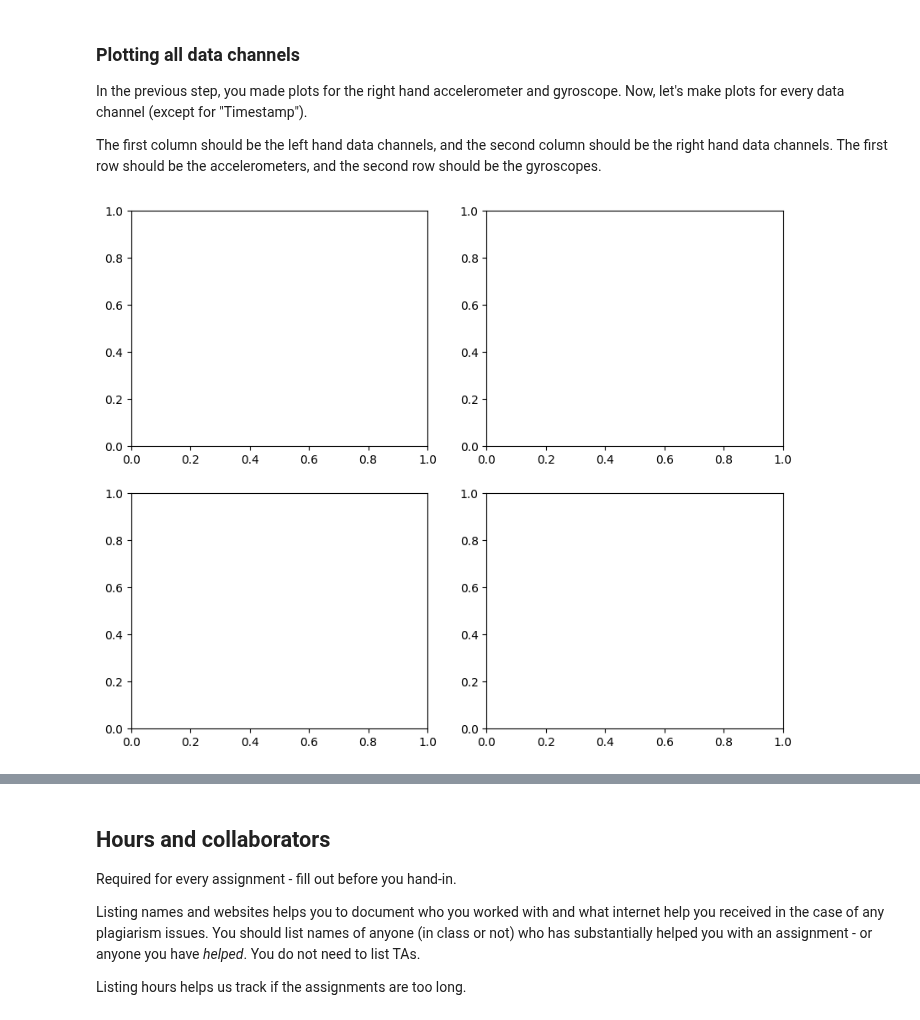
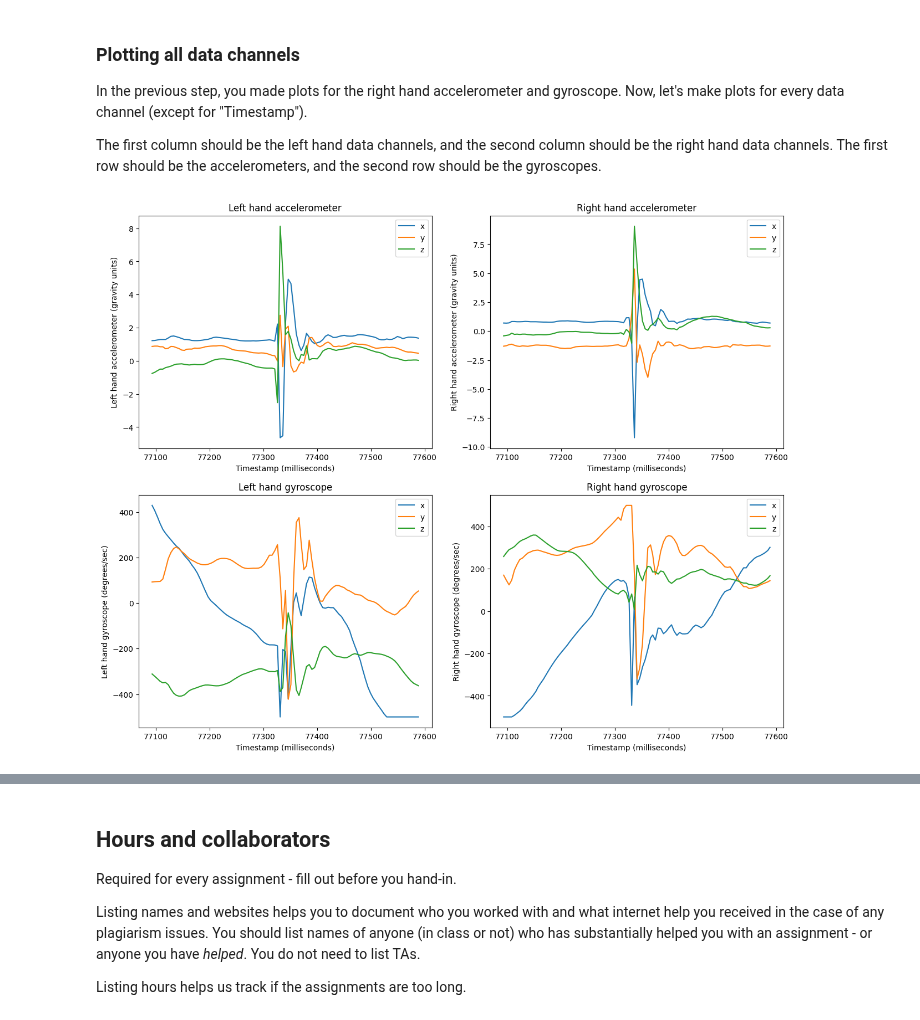
Before and after one commit to coyotepunk05/vscode, a Jupyter notebook: IntroPythonProgramming/Week_3_plotting/Lab_3_plotting.ipynb, the cells around one changed output, grey strips where cells are left out. Drawn from its saved outputs; the diff is of its cells as text; code cells hidden in the pictures.

```diff
--- a/IntroPythonProgramming/Week_3_plotting/Lab_3_plotting.ipynb
+++ b/IntroPythonProgramming/Week_3_plotting/Lab_3_plotting.ipynb
@@ -255,20 +252,24 @@ The first column should be the left hand data channels, and the second column sh
 # %%
 lh_accelerometer_descriptor = get_descriptor(data_description, "Left hand accelerometer")
 lh_accelerometer_data = get_channel_data(all_data, index_offset=lh_accelerometer_descriptor["index_offset"], n_dims=lh_accelerometer_descriptor["dimensions"])
 
 lh_gyroscope_descriptor = get_descriptor(data_description, "Left hand gyroscope")
 lh_gyroscope_data = get_channel_data(all_data, index_offset=lh_gyroscope_descriptor["index_offset"], n_dims=lh_gyroscope_descriptor["dimensions"])
 
 nrows = 2
 ncols = 2
-_, axs_all = plt.subplots(nrows, ncols, figsize=(10, 8))
+_, axs_all = plt.subplots(nrows, ncols, figsize=(15, 12))
 
 # TODO: Call plot_function for each data channel.
+plot_function(axs = axs_all[0, 1], ts = ts, data = rh_accelerometer_data, channel_info = rh_accelerometer_descriptor, dimension_labels = channel_labels)
+plot_function(axs = axs_all[1, 1], ts = ts, data = rh_gyroscope_data, channel_info = rh_gyroscope_descriptor, dimension_labels = channel_labels)
 
+plot_function(axs = axs_all[0, 0], ts = ts, data = lh_accelerometer_data, channel_info = lh_accelerometer_descriptor, dimension_labels = channel_labels)
+plot_function(axs = axs_all[1, 0], ts = ts, data = lh_gyroscope_data, channel_info = lh_gyroscope_descriptor, dimension_labels = channel_labels)
 
 
 fig.tight_layout()
 # %% [output]
-[figure, old version]
+[figure, new version]
 # %%
 grader.check("plot_all")
```
Also changed, not shown: parts of 4 cells of this notebook, 1 other file.
